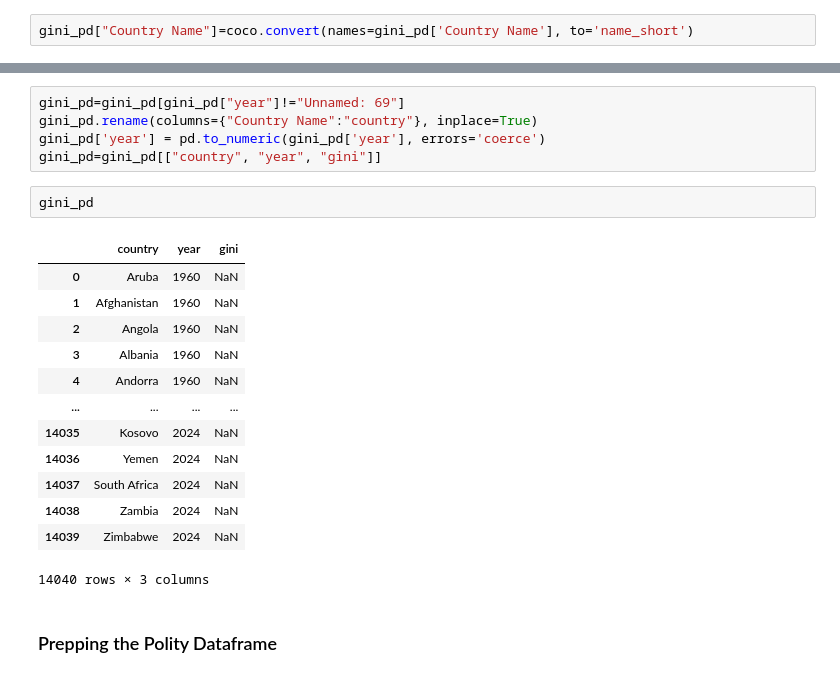
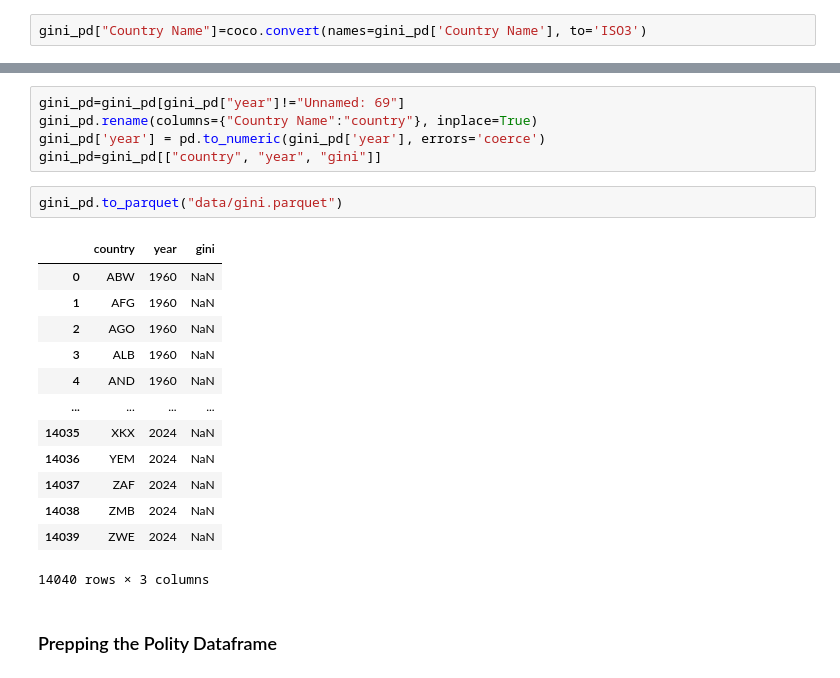
Before and after one commit to samrauh/dlss-project, a Jupyter notebook: data_collection/political/political_graph.ipynb, the cells around one changed output, grey strips where cells are left out. Saved outputs shown, nothing was run; the diff lists cells and outputs as text.

```diff
--- a/data_collection/political/political_graph.ipynb
+++ b/data_collection/political/political_graph.ipynb
@@ -19,7 +19,7 @@ vdem_pd=pd.read_csv("../../../data/v-dem/V-Dem-CY-Core-v15.csv")
 # Gini
 gini_pd=pd.read_csv("../../../data/gini/API_SI.POV.GINI_DS2_en_csv_v2_38260.csv", skiprows=4 )
 # %%
-gini_pd["Country Name"]=coco.convert(names=gini_pd['Country Name'], to='name_short')
+gini_pd["Country Name"]=coco.convert(names=gini_pd['Country Name'], to='ISO3')
 # %% [output]
 Africa Eastern and Southern not found in regex
 Africa Western and Central not found in regex
@@ -54,20 +54,20 @@ gini_pd.rename(columns={"Country Name":"country"}, inplace=True)
 gini_pd['year'] = pd.to_numeric(gini_pd['year'], errors='coerce')
 gini_pd=gini_pd[["country", "year", "gini"]]
 # %%
-gini_pd
+gini_pd.to_parquet("data/gini.parquet")
 # %% [output]
 |  | country | year | gini |
-| 0 | Aruba | 1960 | NaN |
-| 1 | Afghanistan | 1960 | NaN |
-| 2 | Angola | 1960 | NaN |
-| 3 | Albania | 1960 | NaN |
-| 4 | Andorra | 1960 | NaN |
+| 0 | ABW | 1960 | NaN |
+| 1 | AFG | 1960 | NaN |
+| 2 | AGO | 1960 | NaN |
+| 3 | ALB | 1960 | NaN |
+| 4 | AND | 1960 | NaN |
 | ... | ... | ... | ... |
-| 14035 | Kosovo | 2024 | NaN |
-| 14036 | Yemen | 2024 | NaN |
-| 14037 | South Africa | 2024 | NaN |
-| 14038 | Zambia | 2024 | NaN |
-| 14039 | Zimbabwe | 2024 | NaN |
+| 14035 | XKX | 2024 | NaN |
+| 14036 | YEM | 2024 | NaN |
+| 14037 | ZAF | 2024 | NaN |
+| 14038 | ZMB | 2024 | NaN |
+| 14039 | ZWE | 2024 | NaN |
 14040 rows × 3 columns
 # %% [markdown]
 ### Prepping the Polity Dataframe
```
Also changed, not shown: parts of 4 cells of this notebook, 1 other file.
